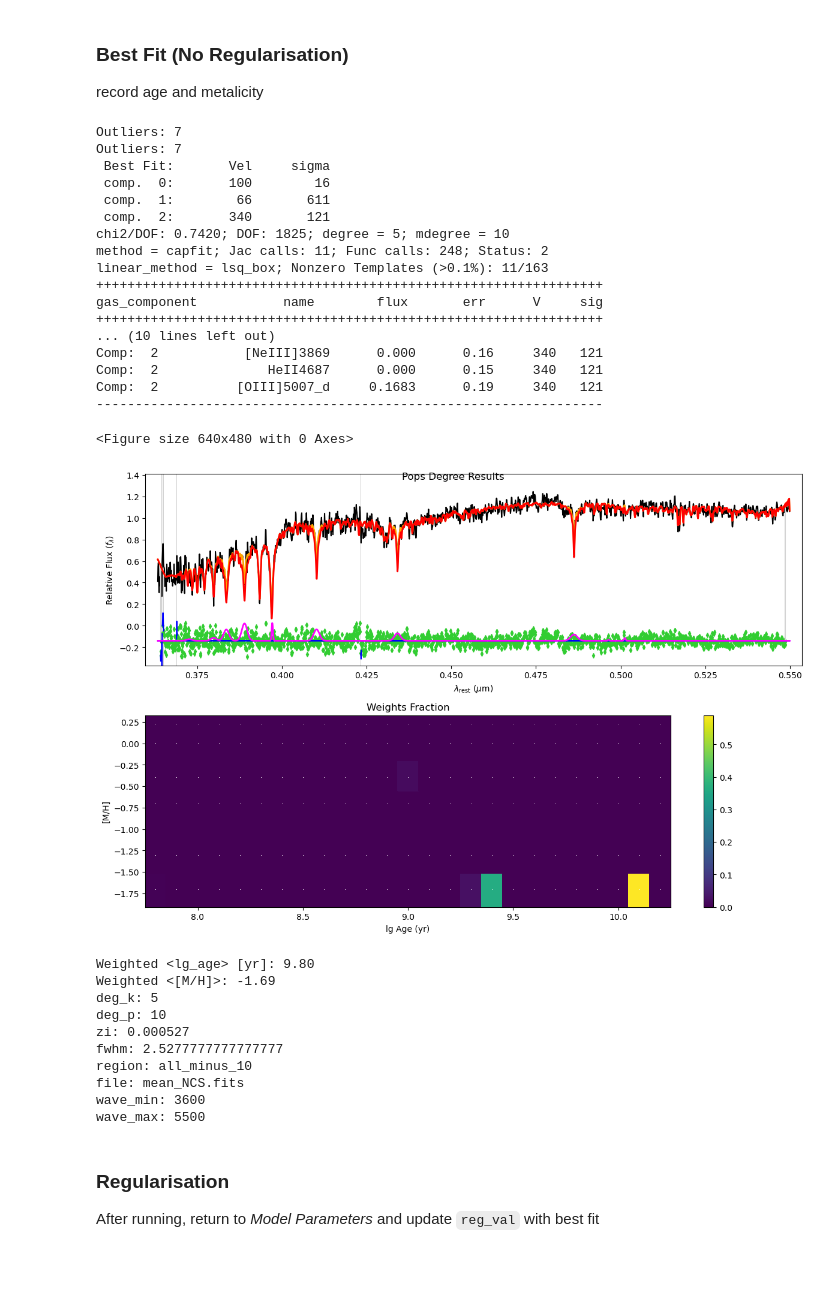
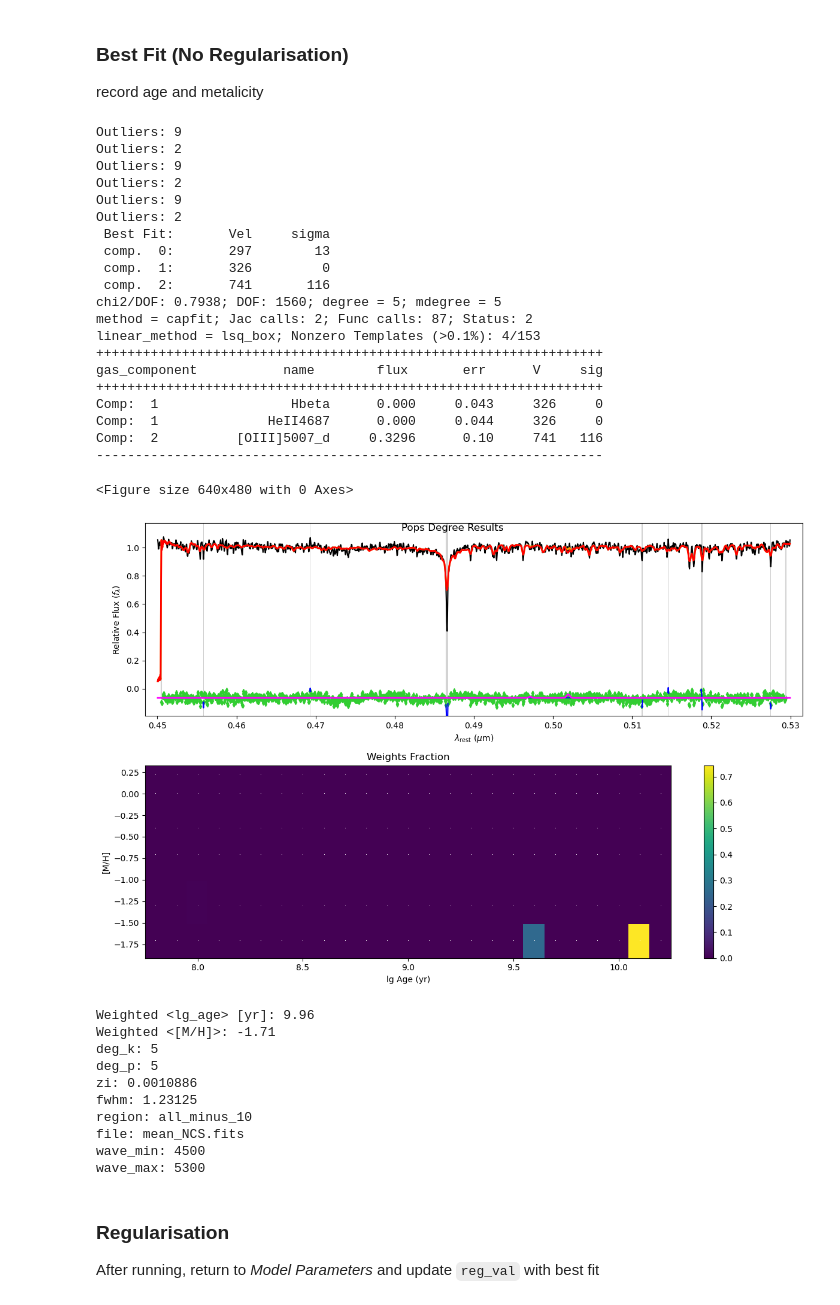
Before and after one commit to daniel-lyon/CAS-Summer-Project, a Jupyter notebook: scripts/stellar_pops.ipynb, the cells around one changed output. Saved outputs shown, nothing was run; the diff lists cells and outputs as text; code cells hidden in the pictures; blank space fills up the shorter version.

```diff
--- a/scripts/stellar_pops.ipynb
+++ b/scripts/stellar_pops.ipynb
@@ -13,9 +19,9 @@ class HaltException(Exception): pass
 # %% [markdown]
 ### Files
 # %%
-fittable_file = '/home/daniel/Documents/Swinburne/ultra-diffuse-galaxies/results_GC/NGC_247/GCs2/obj3/mean_NCS.fits'
-out_dir = '/home/daniel/Documents/Swinburne/ultra-diffuse-galaxies/results_SP/NGC_247/GCs2/obj3/'
-write_out = True
+fittable_file = '/home/daniel/Documents/Swinburne/ultra-diffuse-galaxies/results_GC/Sextans_A_GC1/obj1/mean_NCS.fits'
+out_dir = '/home/daniel/Documents/Swinburne/ultra-diffuse-galaxies/results_SP/Sextans_A_GC1/'
+write_out = True # export fitting pngs
 # %% [markdown]
 ### Model Parameters
 
@@ -31,11 +39,11 @@ change `n_balmer` to be the number of H outputs in the source. If unknown, run w
 # %%
 ### Input parameters
-zi = 0.000527 #redshift guess
-FWHM_data = 4550 / 1800 # data resolution
-vel_start = 158 # velocity estimate
-sigma_start = 15 # velocity dispersion estimate
-wave_min = 3600 # minimum wavelength to fit
-wave_max = 5500 # maximum wavelength to fit
+zi = 0.0010886 #redshift guess
+FWHM_data = 4925 / 4000 # data resolution
+vel_start = 326 # velocity estimate
+sigma_start = 0 # velocity dispersion estimate
+wave_min = 4500 # minimum wavelength to fit
+wave_max = 5300 # maximum wavelength to fit
 region = "all_minus_10" # define a region to fit (default/all/no_mgb/blue/red/before_mgb/lt5100)
 
 # ----------------------------------------------------------------------------------------------
@@ -55,21 +63,21 @@ mask = (wave > wave_min) & (wave < wave_max)
 wave = wave[mask]
 
 # Set up the galaxy and the template stars
-galaxy, ln_lam1, velscale = util.log_rebin(wave, data[mask])
+galaxy, ln_lam1, velscale = ppxf_util.log_rebin(wave, data[mask])
 galaxy = galaxy/np.median(galaxy)  # Normalize spectrum to avoid numerical issues
 noise = np.full_like(galaxy, 0.0163)  # Assume constant noise per pixel here
 
 # Get templates
 basename = f"spectra_{sps_name}_9.0.npz"
-ppxf_dir = path.dirname(path.realpath(util.__file__))
+ppxf_dir = path.dirname(path.realpath(ppxf_util.__file__))
 filename = path.join(ppxf_dir, 'sps_models', basename)
-sps = miles_util.sps_lib(filename, velscale, wave_range=[wave_min, wave_max])
+sps = sps_util.sps_lib(filename, velscale, wave_range=[wave_min, wave_max])
 
 # Setup templates
 reg_dim = sps.templates.shape[1:]
 stars_templates = sps.templates.reshape(sps.templates.shape[0], -1)
 lam_range_gal = np.array([np.min(wave), np.max(wave)])/(1 + z) # Estimate the wave's fitted range in the rest frame.
-gas_templates, gas_names, line_wave = util.emission_lines(sps.ln_lam_temp, lam_range_gal, FWHM_data)
+gas_templates, gas_names, line_wave = ppxf_util.emission_lines(sps.ln_lam_temp, lam_range_gal, FWHM_data)
 templates = np.column_stack([stars_templates, gas_templates])
 
 # Template components
@@ -100,7 +108,7 @@ if region == 'all':
 elif region == "all_minus_10":
     goodPixels = np.arange(10, len(galaxy)-10, 1) # all
 elif region == 'default':
-    goodPixels = util.determine_goodpixels(ln_lam1, lamRangeTemp, z)
+    goodPixels = ppxf_util.determine_goodpixels(ln_lam1, lamRangeTemp, z)
 elif region == 'no_mgb':
     goodPixels = np.hstack((np.arange(0, 1430, 1), np.arange(1550, len(galaxy), 1)))
 elif region == 'blue':
@@ -193,7 +199,7 @@ Run as is.
 deg_pop = np.asarray([1,2,3,4,5,6,7,8,9,10,15,20,25])  #series of degrees to check
 
 ########## Once we select the degree for the kinematics
-pp = ppxf.ppxf.ppxf(templates, galaxy, noise, velscale, start, goodpixels=goodPixels,
+pp = ppxf(templates, galaxy, noise, velscale, start, goodpixels=goodPixels,
     plot=False, moments=moments, degree=deg_k, mdegree=-1, vsyst=dv, lam=np.exp(ln_lam1),
     clean=False, regul=False, reg_dim=reg_dim, component=component,
     gas_component=gas_component, gas_names=gas_names)  # ,velscale_ratio=velscale_ratio)
@@ -201,7 +207,7 @@ pp = ppxf.ppxf.ppxf(templates, galaxy, noise, velscale, start, goodpixels=goodPi
 noise1 = noise * np.sqrt(pp.chi2)
 
 def process_deg_pop(i):
-    pp1 = ppxf.ppxf.ppxf(templates, galaxy, noise1, velscale, [pp.sol[0], pp.sol[1], pp.sol[2]], fixed=fixed, goodpixels=goodPixels,
+    pp1 = ppxf(templates, galaxy, noise1, velscale, [pp.sol[0], pp.sol[1], pp.sol[2]], fixed=fixed, goodpixels=goodPixels,
         plot=False, moments=moments, degree=deg_k, mdegree=deg_pop[i], vsyst=dv, lam=np.exp(ln_lam1),
         clean=True, regul=False, reg_dim=reg_dim, component=component,
         gas_component=gas_component, gas_names=gas_names)#,velscale_ratio=velscale_ratio)
@@ -253,13 +259,13 @@ plt.show()
 
 Update `deg_p` with best fit from the above code block
 # %%
-deg_p = 10
+deg_p = 5
 # %% [markdown]
 ### Best Fit (No Regularisation)
 
 record age and metalicity
 # %%
-pp1 = ppxf.ppxf.ppxf(templates, galaxy, noise1, velscale, [pp.sol[0], pp.sol[1], pp.sol[2]], fixed=fixed, goodpixels=goodPixels,
+pp1 = ppxf(templates, galaxy, noise1, velscale, [pp.sol[0], pp.sol[1], pp.sol[2]], fixed=fixed, goodpixels=goodPixels,
     plot=True, moments=moments, degree=deg_k, mdegree=deg_p, vsyst=dv, lam=np.exp(ln_lam1),
     clean=True, regul=False, reg_dim=reg_dim, component=component,
     gas_component=gas_component, gas_names=gas_names)  # ,velscale_ratio=velscale_ratio)
@@ -270,56 +276,59 @@ plt.subplot(211)
 pp1.plot()
 plt.subplot(212)
 weights = pp1.weights[~gas_component]
 weights = weights.reshape(reg_dim)/weights.sum()
 sps.plot(weights)
 plt.tight_layout()
 plt.suptitle("Pops Degree Results")
 if write_out:
     plt.savefig(out_dir+'fit_noreg.png')
 plt.show()
 
 mwt, mwz = sps.mean_age_metal(weights)
 snr = np.median(pp1.bestfit) / np.std(galaxy - pp1.bestfit)
 plt.show()
 
 print(f'deg_k: {deg_k}')
 print(f'deg_p: {deg_p}')
 print(f'zi: {zi}')
 print(f'fwhm: {FWHM_data}')
 print(f'region: {region}')
 print(f'file: {path.basename(fittable_file)}')
 print(f'wave_min: {wave_min}')
 print(f'wave_max: {wave_max}')
 # %% [output]
-Outliers: 7
-Outliers: 7
+Outliers: 9
+Outliers: 2
+Outliers: 9
+Outliers: 2
+Outliers: 9
+Outliers: 2
  Best Fit:       Vel     sigma
- comp.  0:       100        16
- comp.  1:        66       611
- comp.  2:       340       121
-chi2/DOF: 0.7420; DOF: 1825; degree = 5; mdegree = 10
-method = capfit; Jac calls: 11; Func calls: 248; Status: 2
-linear_method = lsq_box; Nonzero Templates (>0.1%): 11/163
+ comp.  0:       297        13
+ comp.  1:       326         0
+ comp.  2:       741       116
+chi2/DOF: 0.7938; DOF: 1560; degree = 5; mdegree = 5
+method = capfit; Jac calls: 2; Func calls: 87; Status: 2
+linear_method = lsq_box; Nonzero Templates (>0.1%): 4/153
 +++++++++++++++++++++++++++++++++++++++++++++++++++++++++++++++++
 gas_component           name        flux       err      V     sig
 +++++++++++++++++++++++++++++++++++++++++++++++++++++++++++++++++
-... (10 lines left out)
-Comp:  2           [NeIII]3869      0.000      0.16     340   121
-Comp:  2              HeII4687      0.000      0.15     340   121
-Comp:  2          [OIII]5007_d     0.1683      0.19     340   121
+Comp:  1                 Hbeta      0.000     0.043     326     0
+Comp:  1              HeII4687      0.000     0.044     326     0
+Comp:  2          [OIII]5007_d     0.3296      0.10     741   116
 -----------------------------------------------------------------
 <Figure size 640x480 with 0 Axes>
-[figure, old version]
+[figure, new version]
-Weighted <lg_age> [yr]: 9.80
-Weighted <[M/H]>: -1.69
+Weighted <lg_age> [yr]: 9.96
+Weighted <[M/H]>: -1.71
 deg_k: 5
-deg_p: 10
-zi: 0.000527
-fwhm: 2.5277777777777777
+deg_p: 5
+zi: 0.0010886
+fwhm: 1.23125
 region: all_minus_10
 file: mean_NCS.fits
-wave_min: 3600
-wave_max: 5500
+wave_min: 4500
+wave_max: 5300
 # %% [markdown]
 ### Regularisation
 
```
Also changed, not shown: parts of 6 cells of this notebook, 26 other files.
